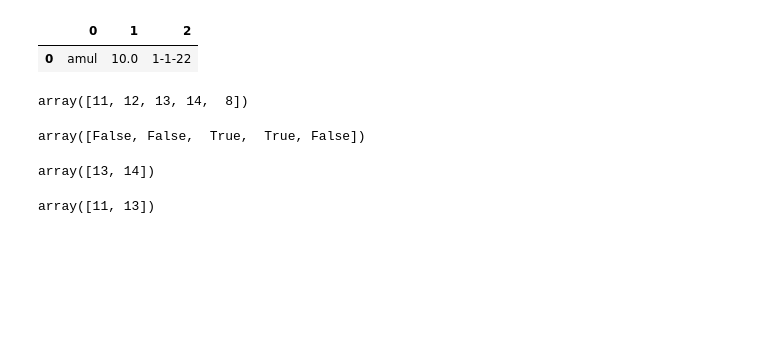
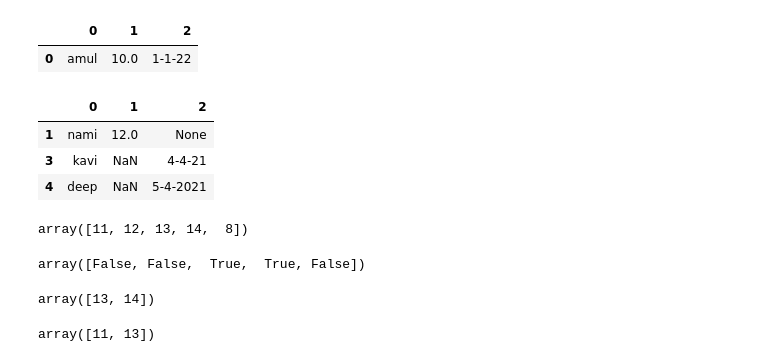
Before and after one commit to NAMITHASS/SCRATCH, a Jupyter notebook: pandas_1.ipynb, the cells around one changed output. Saved outputs shown, nothing was run; the diff lists cells and outputs as text; code cells hidden in the pictures; blank space fills up the shorter version.

```diff
--- a/pandas_1.ipynb
+++ b/pandas_1.ipynb
@@ -254,6 +256,13 @@ d1.dropna()
 # %% [output]
 |  | 0 | 1 | 2 |
 | 0 | amul | 10.0 | 1-1-22 |
+# %%
+d1.drop([0,2])
+# %% [output]
+|  | 0 | 1 | 2 |
+| 1 | nami | 12.0 | None |
+| 3 | kavi | NaN | 4-4-21 |
+| 4 | deep | NaN | 5-4-2021 |
 # %%
 a
 # %% [output]
```
Also changed, not shown: parts of 18 cells of this notebook.
